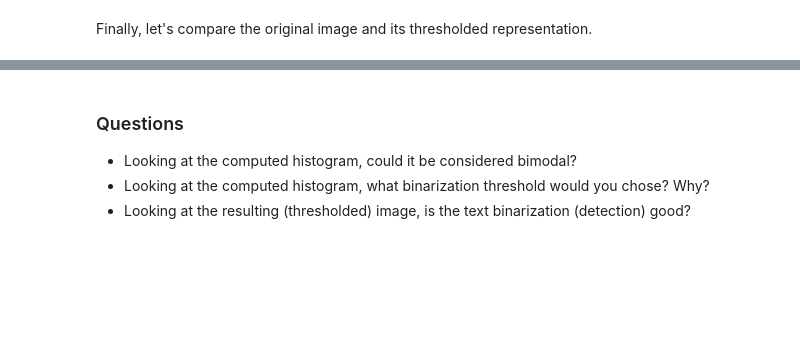
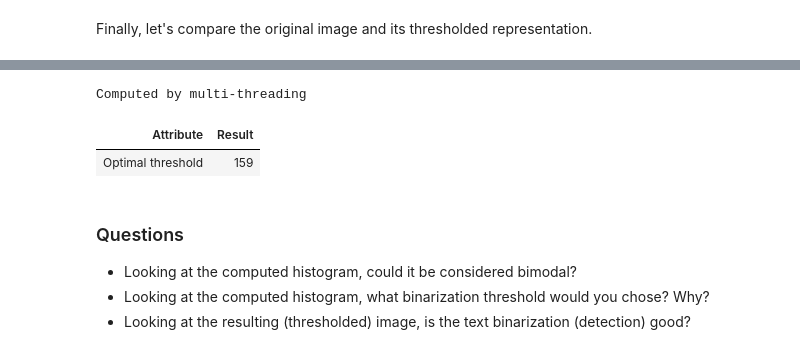
Before and after one commit to BogdanPinchuk/ComputerVision-PBY_HW8, a Jupyter notebook: Bohdan_Pinchuk_CV_HW8.ipynb, the cells around one changed output, grey strips where cells are left out. Saved outputs shown, nothing was run; the diff lists cells and outputs as text; code cells hidden in the pictures; blank space fills up the shorter version.

```diff
--- a/Bohdan_Pinchuk_CV_HW8.ipynb
+++ b/Bohdan_Pinchuk_CV_HW8.ipynb
@@ -244,3 +291,78 @@ plt.subplot(122), plt.imshow(img > opt_th, cmap='gray')
+# %%
+# Faster computing
+
+import numpy as np
+import apps.reporter as rpt
+from joblib import Parallel, delayed
+
+# Input data
+# Get image dimensions
+rows, cols = img_gray.shape
+
+# Solution
+gray_flat = img_gray.flatten()
+# Compute the total amount of image pixels
+num_pixels = rows * cols
+
+
+# Solution
+def calc_opt_th_by_wcv(threshold: int, array: np.ndarray) -> tuple[int | None, float | None]:
+    """
+    Calculation of the optimal threshold by wcv (within-class variance)
+    :param threshold: threshold level
+    :param array: input data
+    :return: list of tuples (threshold, wcv)
+    """
+    # Extract the image pixels corresponding to the foreground
+    foreground = gray_flat[array <= threshold]
+    # Extract the image pixels corresponding to the background
+    background = gray_flat[array > threshold]
+
+    # If foreground or background are empty, continue
+    if len(foreground) == 0 or len(background) == 0:
+        return None, None
+
+    # Compute class-weights (omega parameters) for foreground and background
+    omega_f = len(foreground) / num_pixels
+    omega_b = len(background) / num_pixels
+
+    # Compute pixel variance for foreground and background
+    # Hint: Check out the var function from numpy ;-)
+    # https://numpy.org/doc/stable/reference/generated/numpy.var.html
+    sigma2_f = np.var(foreground)
+    sigma2_b = np.var(background)
+
+    # Compute the within-class variance
+    wcv = omega_f * sigma2_f + omega_b * sigma2_b
+
+    return int(threshold), float(wcv)
+
+
+# try to use multi-threading to accelerate speed
+wcv_list = Parallel(n_jobs=-1)(
+    delayed(calc_opt_th_by_wcv)(th, gray_flat)
+    for th in range(0, 256)
+)
+# remove None
+wcv_list = [(k, v) for (k, v) in wcv_list if (k is not None) and (v is not None)]
+wcv_d = dict(wcv_list)
+
+ths = np.asarray(list(wcv_d.keys()))
+wcvs = np.asarray(list(wcv_d.values()))
+
+# find optimal threshold
+opt_id = np.argmin(wcvs)
+opt_th2 = ths[opt_id]
+
+rp = rpt.Reporter()
+rp.add_item("Optimal threshold", str(opt_th))
+
+# Print results
+rp.print_pd_report("Computed by multi-threading")
+# %% [output]
+Computed by multi-threading
+| Attribute | Result |
+| Optimal threshold | 159 |
 # %% [markdown]
 ### Questions
 
```
Also changed, not shown: parts of 5 cells of this notebook.
